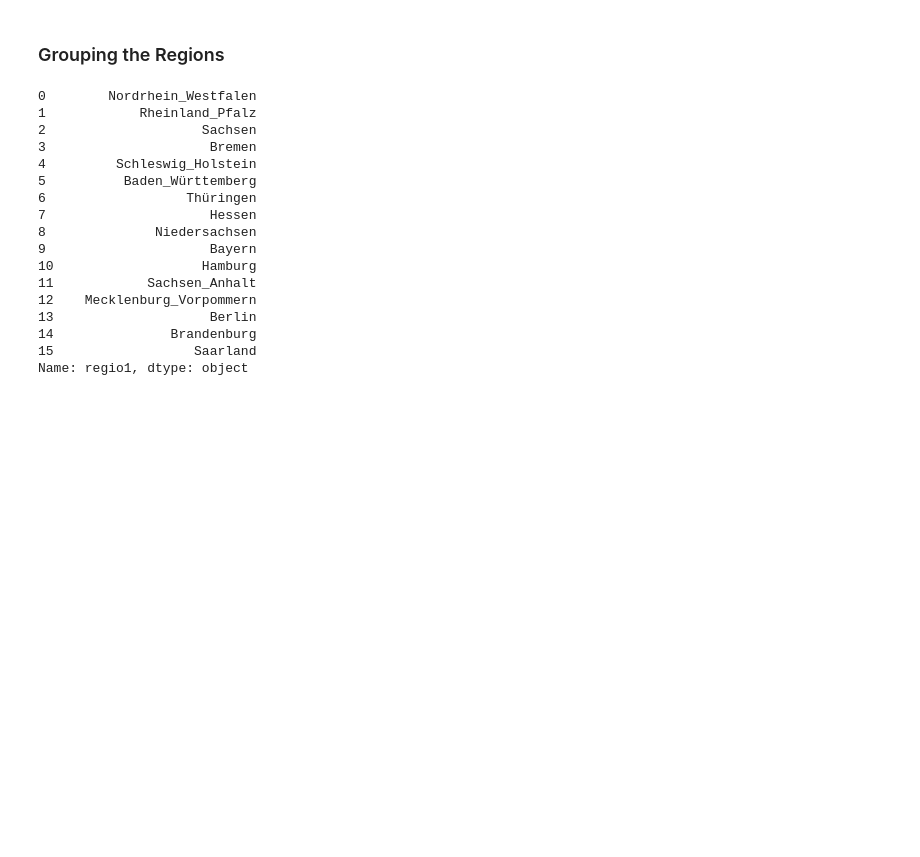
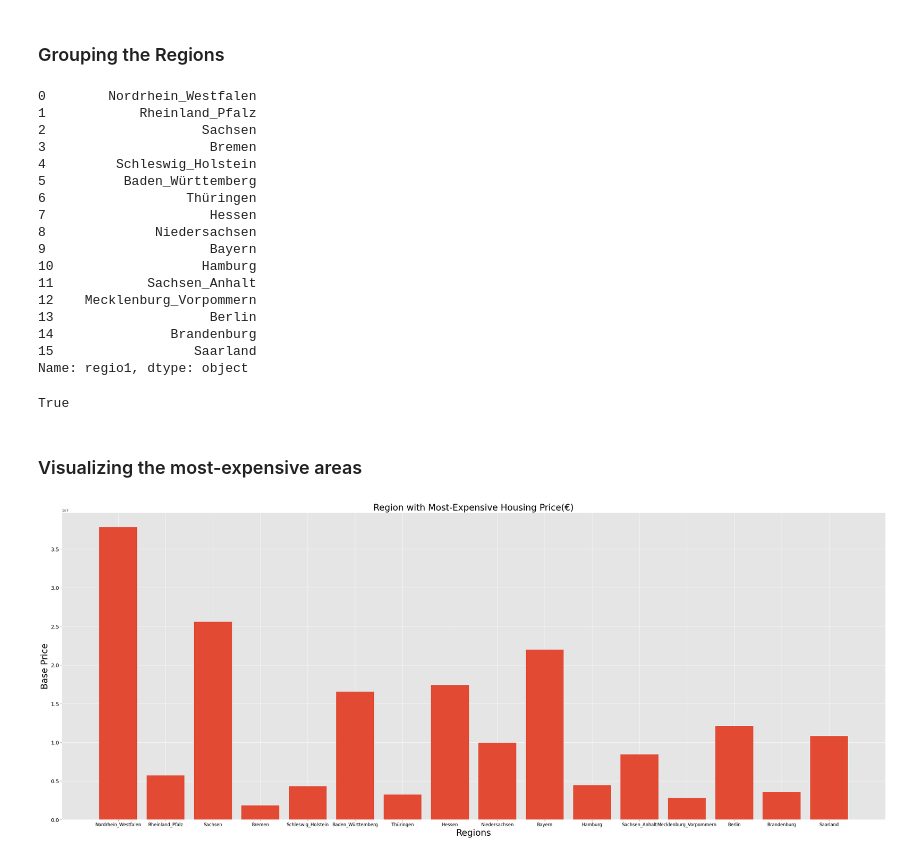
Before and after one commit to ProsperChuks/Germany-Real-Estate-Property-Rental, a Jupyter notebook: base.ipynb, the cells around one changed output. Drawn from its saved outputs; the diff is of its cells as text; code cells hidden in the pictures; blank space fills up the shorter version.

Commit message:
most expensive regions

```diff
--- a/base.ipynb
+++ b/base.ipynb
@@ -1,7 +1,10 @@
 # %%
 import pandas as pd
 import numpy as np
+import matplotlib.pyplot as plt
+import seaborn as sns
 
+text_kwargs = dict(fontsize=24, color='black')
 path = '/content/drive/MyDrive/Colab Notebooks/Hamoye Intership/Stage 1/immo_data.csv'
 df = pd.read_csv(path)
 df.head()
@@ -67,6 +70,8 @@ mecklenburg_region = df.loc[df['regio1'] == region[12]]
 berlin_region = df.loc[df['regio1'] == region[13]]
 brandenburg_region = df.loc[df['regio1'] == region[14]]
 saarland_region = df.loc[df['regio1'] == region[15]]
+
+df['street'].duplicated().any()
 # %% [output]
 0        Nordrhein_Westfalen
 1            Rheinland_Pfalz
@@ -85,3 +90,30 @@ saarland_region = df.loc[df['regio1'] == region[15]]
 14               Brandenburg
 15                  Saarland
 Name: regio1, dtype: object
+True
+# %% [markdown]
+
+### Visualizing the most-expensive areas
+# %%
+plt.figure(figsize=[40,15], dpi=100)
+plt.style.use('ggplot')
+
+prices = np.array([nordrhein_region['baseRent'].sum(), rheinland_region['baseRent'].sum(), sachsen_region['baseRent'].sum(),
+                   bremen_region['baseRent'].sum(),schleswig_region['baseRent'].sum(),baden_region['baseRent'].sum(),thüringen_region['baseRent'].sum(),
+                   hessen_region['baseRent'].sum(),niedersachsen_region['baseRent'].sum(),bayern_region['baseRent'].sum(),
+                   hamburg_region['baseRent'].sum(),sachsen_an_region['baseRent'].sum(),mecklenburg_region['baseRent'].sum(),
+                   berlin_region['baseRent'].sum(),brandenburg_region['baseRent'].sum(),saarland_region['baseRent'].sum()])
+
+plt.bar(region, prices)
+plt.title('Region with Most-Expensive Housing Price(€)', **text_kwargs)
+
+plt.ylabel('Base Price', **text_kwargs)
+plt.xlabel('Regions', **text_kwargs)
+plt.xticks(fontsize=12, color='black')
+plt.yticks(fontsize=14,  color='black')
+
+plt.savefig('/content/drive/MyDrive/Colab Notebooks/matplotlib/most expensive region.png')
+
+plt.show()
+# %% [output]
+[figure, added]
```
Also changed, not shown: 1 other file.
